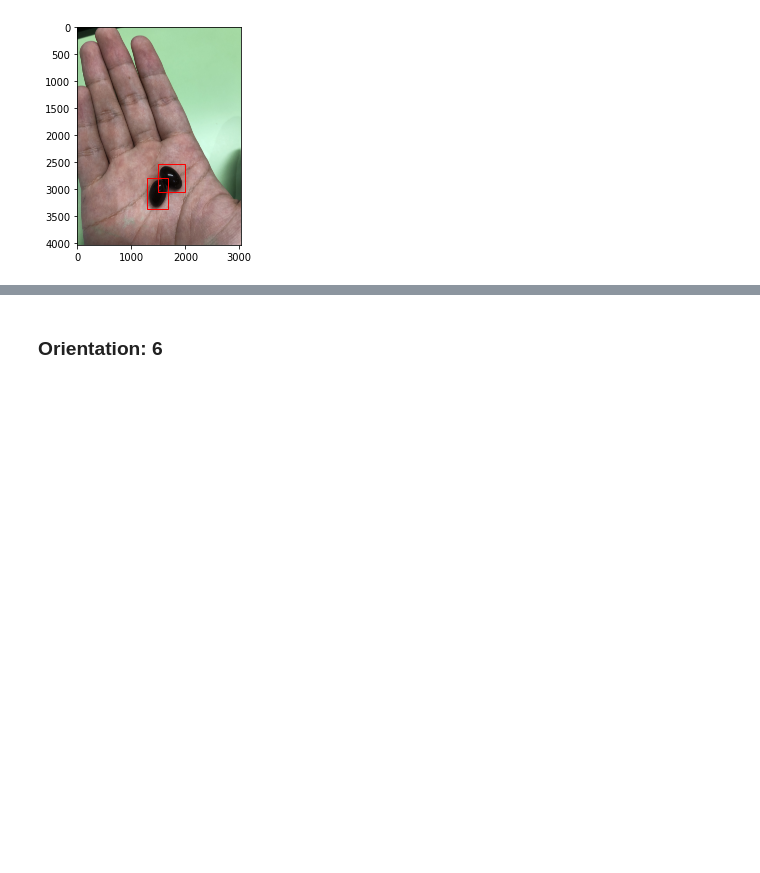
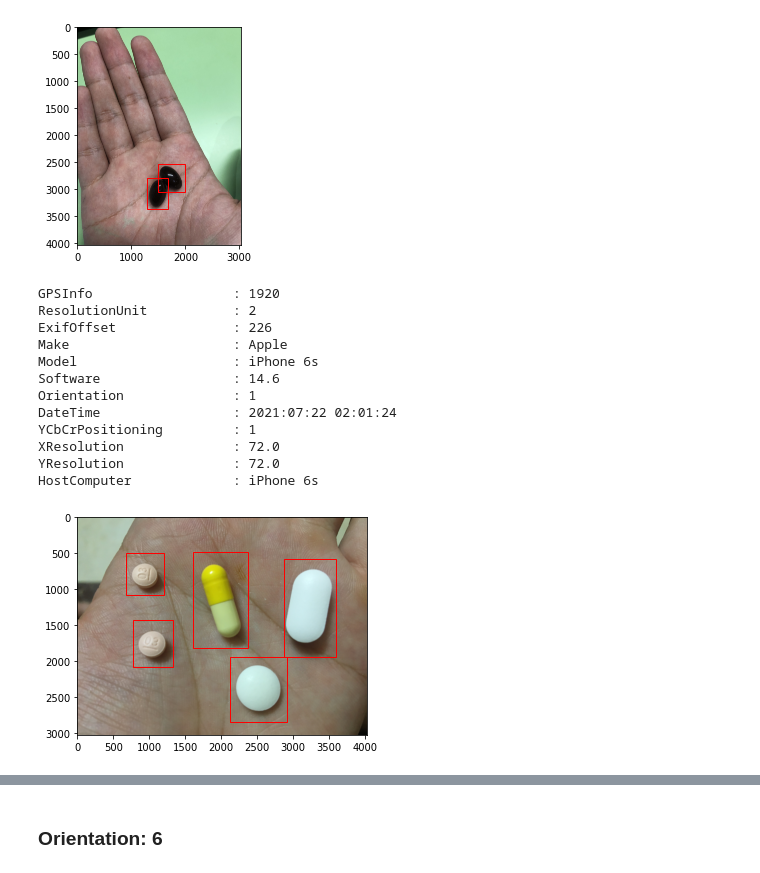
Before and after one commit to phamgialinhlx/pill-yolov7, a Jupyter notebook: tools/data_ana.ipynb, the cells around one changed output, grey strips where cells are left out. Cells and saved outputs as stored; diff of their text form; code cells hidden in the pictures; blank space fills up the shorter version.

```diff
--- a/tools/data_ana.ipynb
+++ b/tools/data_ana.ipynb
@@ -215,3 +240,19 @@ XResolution              : 72.0
 YResolution              : 72.0
 HostComputer             : iPhone X
 [figure]
+# %%
+orientation1(exif_fix=True, img='VAIPE_P_9_4.jpg')
+# %% [output]
+GPSInfo                  : 1920
+ResolutionUnit           : 2
+ExifOffset               : 226
+Make                     : Apple
+Model                    : iPhone 6s
+Software                 : 14.6
+Orientation              : 1
+DateTime                 : 2021:07:22 02:01:24
+YCbCrPositioning         : 1
+XResolution              : 72.0
+YResolution              : 72.0
+HostComputer             : iPhone 6s
+[figure, added]
```
Also changed, not shown: parts of 2 cells of this notebook.
